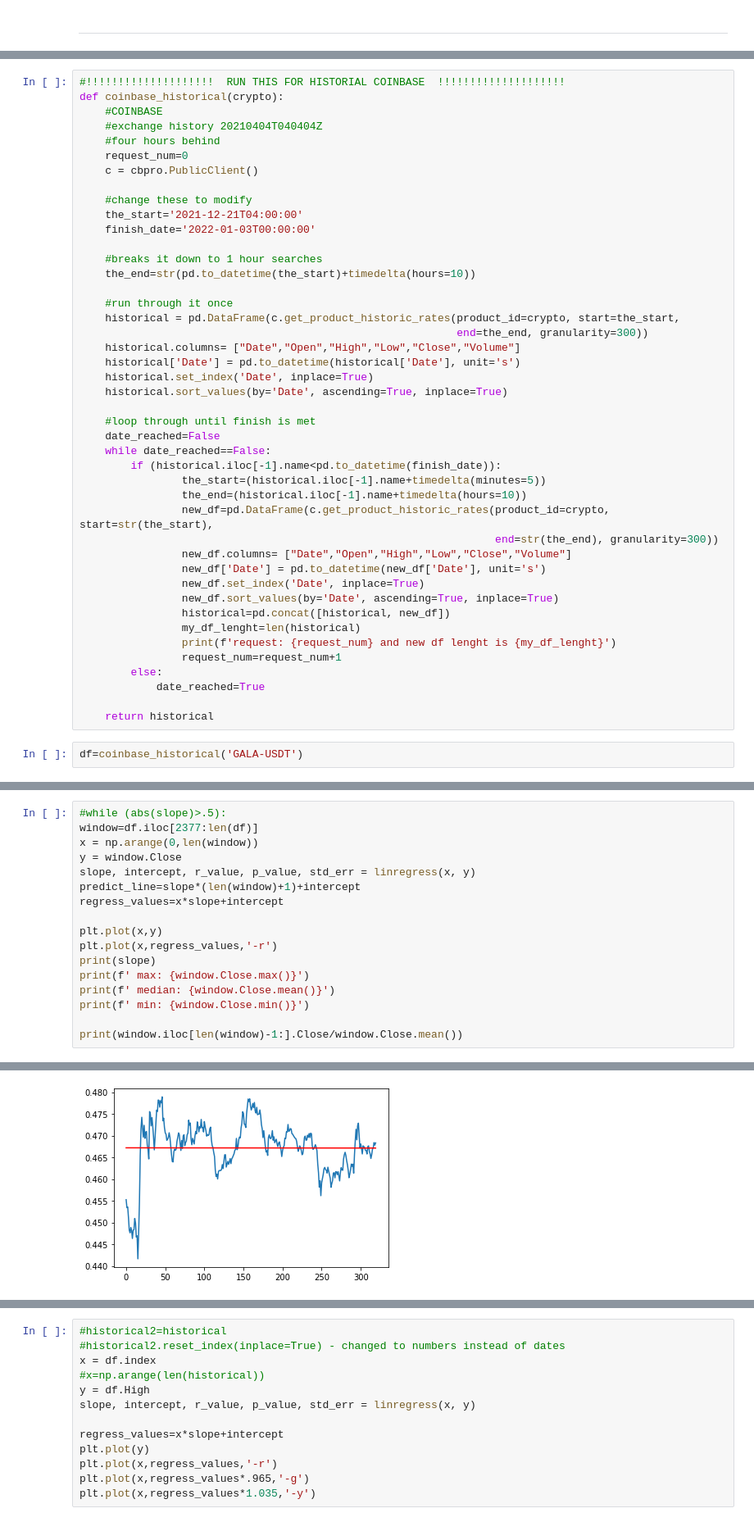
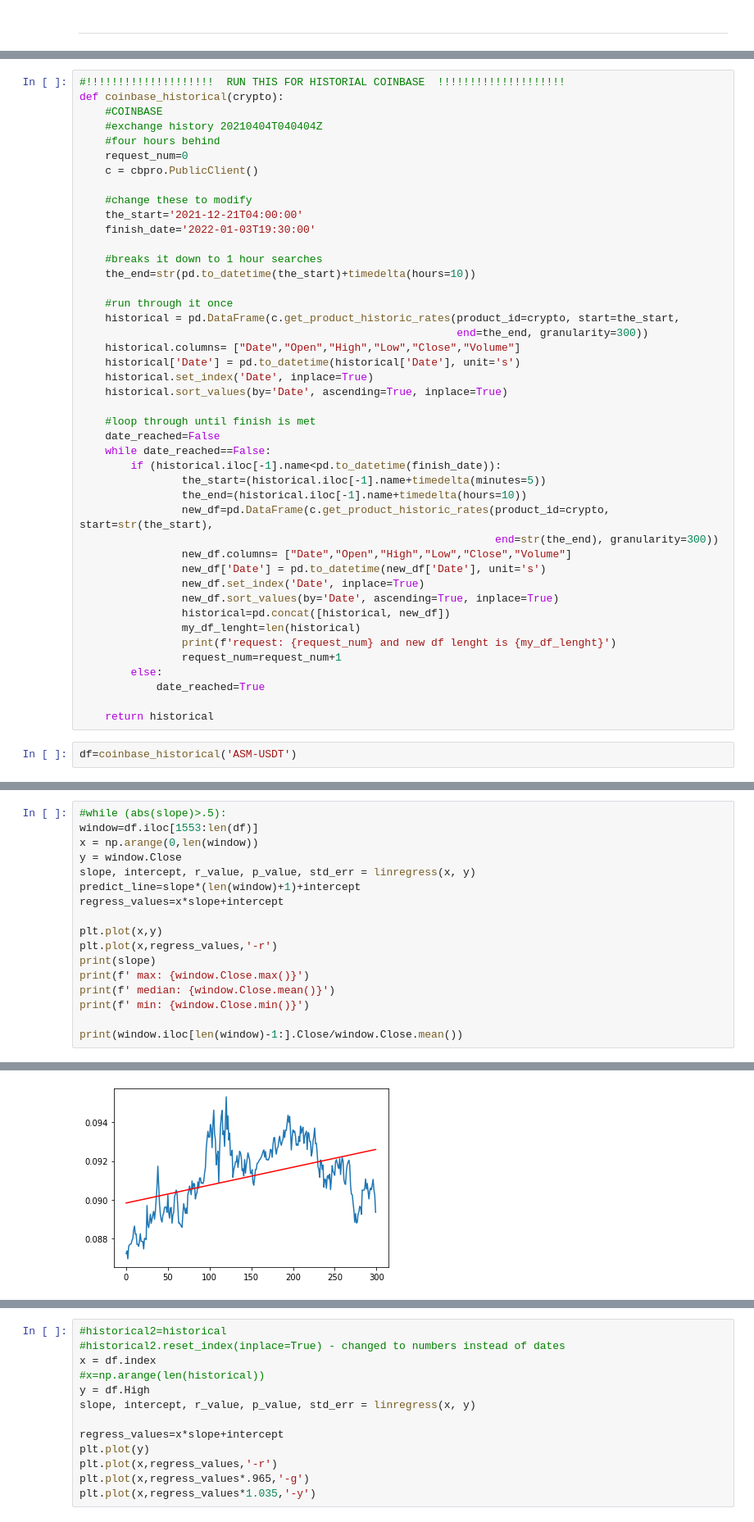
Before and after one commit to julia-claira/crypto, a Jupyter notebook: historical_data.ipynb, the cells around one changed output, grey strips where cells are left out. Shown at 82% size. Saved outputs shown, nothing was run; the diff lists cells and outputs as text.

```diff
--- a/historical_data.ipynb
+++ b/historical_data.ipynb
@@ -125,7 +129,7 @@ def coinbase_historical(crypto):
 
     #change these to modify
     the_start='2021-12-21T04:00:00'
-    finish_date='2022-01-03T00:00:00'
+    finish_date='2022-01-03T19:30:00'
 
     #breaks it down to 1 hour searches
     the_end=str(pd.to_datetime(the_start)+timedelta(hours=10))
@@ -159,5 +163,5 @@ def coinbase_historical(crypto):
 
     return historical
 # %%
-df=coinbase_historical('GALA-USDT')
+df=coinbase_historical('ASM-USDT')
 # %% [output]
@@ -186,6 +190,6 @@ plt.plot(df.iloc[0:].Close)
 # %%
 #while (abs(slope)>.5):
-window=df.iloc[2377:len(df)]
+window=df.iloc[1553:len(df)]
 x = np.arange(0,len(window))
 y = window.Close
 slope, intercept, r_value, p_value, std_err = linregress(x, y)
@@ -210,2 +214,2 @@ Date
 Name: Close, dtype: float64
-[figure, old version]
+[figure, new version]
```
Also changed, not shown: parts of 14 cells of this notebook.
